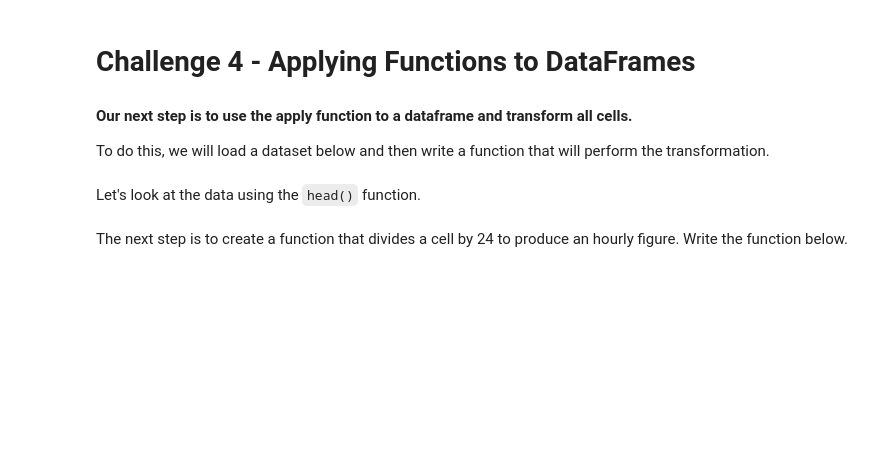
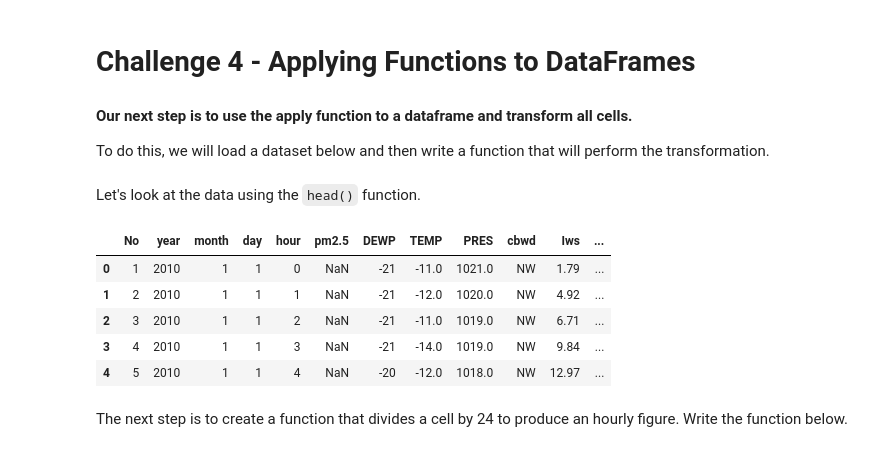
Before and after one commit to Os-f-dev/datamex_012021, a Jupyter notebook: module-1/lab-map-reduce-filter/your-code/main.ipynb, the cells around one changed output. Saved outputs shown, nothing was run; the diff lists cells and outputs as text; code cells hidden in the pictures; blank space fills up the shorter version.

```diff
--- a/module-1/lab-map-reduce-filter/your-code/main.ipynb
+++ b/module-1/lab-map-reduce-filter/your-code/main.ipynb
@@ -171,3 +173,12 @@ Let's look at the data using the `head()` function.
+# %%
+pm25.head()
+# %% [output]
+|  | No | year | month | day | hour | pm2.5 | DEWP | TEMP | PRES | cbwd | Iws | ... |
+| 0 | 1 | 2010 | 1 | 1 | 0 | NaN | -21 | -11.0 | 1021.0 | NW | 1.79 | ... |
+| 1 | 2 | 2010 | 1 | 1 | 1 | NaN | -21 | -12.0 | 1020.0 | NW | 4.92 | ... |
+| 2 | 3 | 2010 | 1 | 1 | 2 | NaN | -21 | -11.0 | 1019.0 | NW | 6.71 | ... |
+| 3 | 4 | 2010 | 1 | 1 | 3 | NaN | -21 | -14.0 | 1019.0 | NW | 9.84 | ... |
+| 4 | 5 | 2010 | 1 | 1 | 4 | NaN | -20 | -12.0 | 1018.0 | NW | 12.97 | ... |
 # %% [markdown]
 The next step is to create a function that divides a cell by 24 to produce an hourly figure. Write the function below.
 # %%
```
Also changed, not shown: parts of 5 cells of this notebook.
